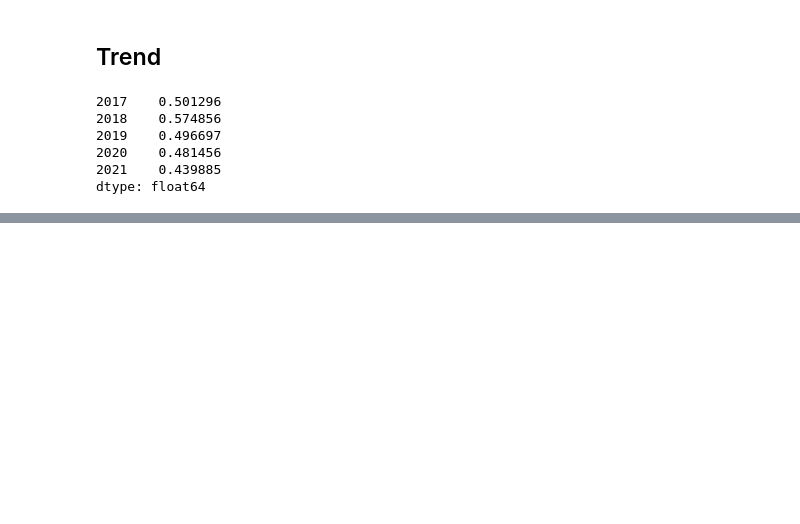
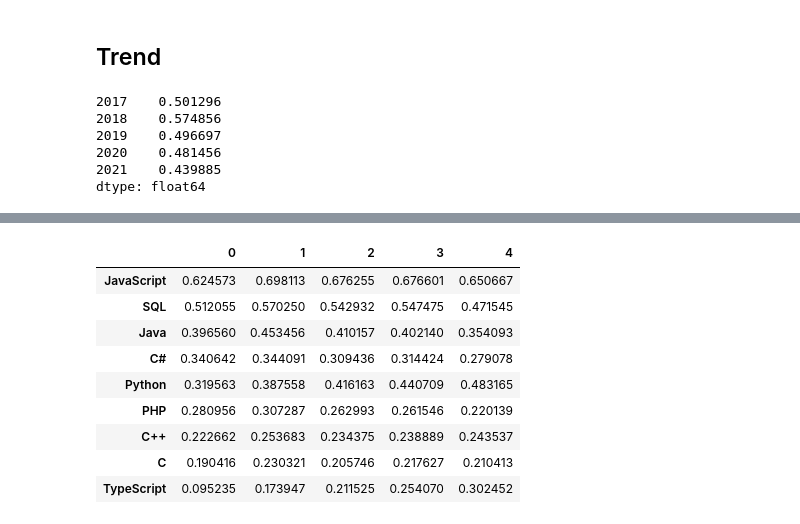
Before and after one commit to ydebessu/DataScienceBlog, a Jupyter notebook: project.ipynb, the cells around one changed output, grey strips where cells are left out. Saved outputs shown, nothing was run; the diff lists cells and outputs as text; code cells hidden in the pictures; blank space fills up the shorter version.

```diff
--- a/project.ipynb
+++ b/project.ipynb
@@ -151,0 +212,14 @@ plt.show()
+# %%
+df = pd.concat([s17,s18, s19, s20, s21], axis=1).dropna()
+df.head(20)
+# %% [output]
+|  | 0 | 1 | 2 | 3 | 4 |
+| JavaScript | 0.624573 | 0.698113 | 0.676255 | 0.676601 | 0.650667 |
+| SQL | 0.512055 | 0.570250 | 0.542932 | 0.547475 | 0.471545 |
+| Java | 0.396560 | 0.453456 | 0.410157 | 0.402140 | 0.354093 |
+| C# | 0.340642 | 0.344091 | 0.309436 | 0.314424 | 0.279078 |
+| Python | 0.319563 | 0.387558 | 0.416163 | 0.440709 | 0.483165 |
+| PHP | 0.280956 | 0.307287 | 0.262993 | 0.261546 | 0.220139 |
+| C++ | 0.222662 | 0.253683 | 0.234375 | 0.238889 | 0.243537 |
+| C | 0.190416 | 0.230321 | 0.205746 | 0.217627 | 0.210413 |
+| TypeScript | 0.095235 | 0.173947 | 0.211525 | 0.254070 | 0.302452 |
```
Also changed, not shown: parts of 11 cells of this notebook, 2 other files.
